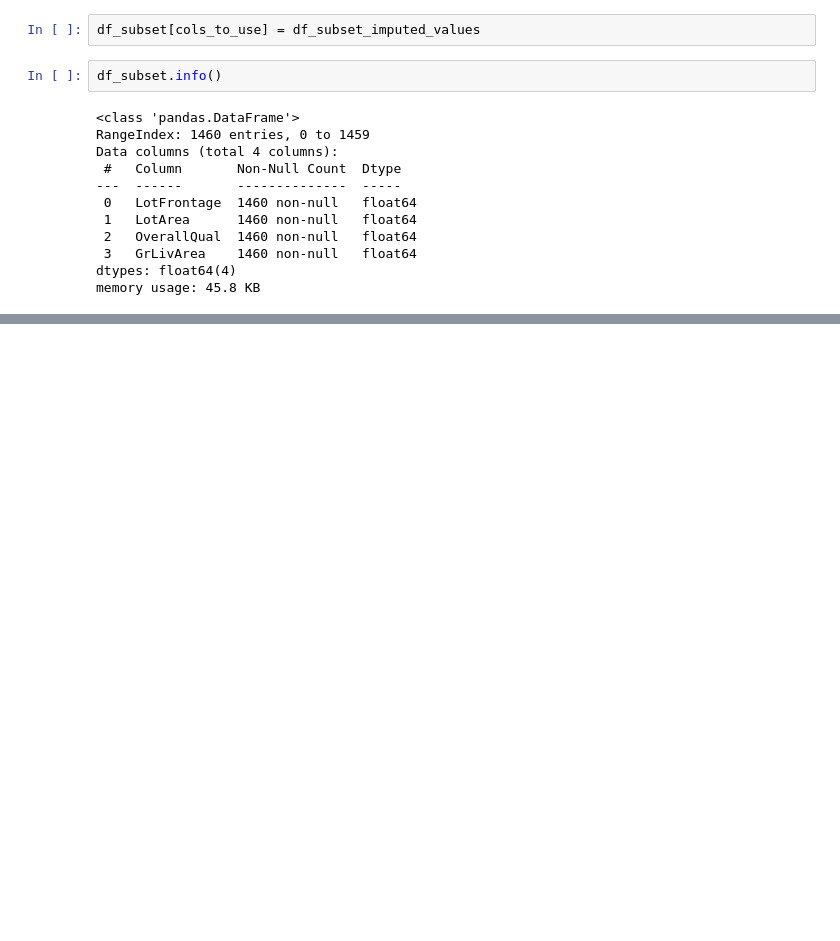
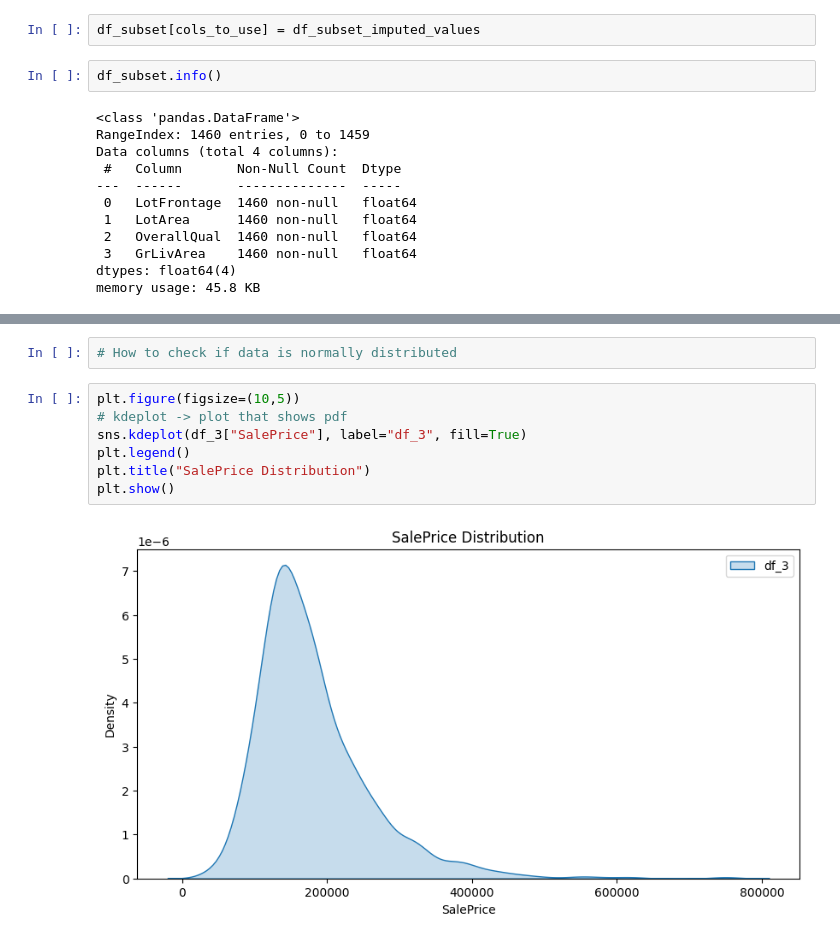
Before and after one commit to KG1234567/Feature-Engineering, a Jupyter notebook: 26-04-2026/26-04-2026.ipynb, the cells around one changed output, grey strips where cells are left out. Cells and saved outputs as stored; diff of their text form; blank space fills up the shorter version.

```diff
--- a/26-04-2026/26-04-2026.ipynb
+++ b/26-04-2026/26-04-2026.ipynb
@@ -494,0 +554,11 @@ memory usage: 45.8 KB
+# %%
+# How to check if data is normally distributed
+# %%
+plt.figure(figsize=(10,5))
+# kdeplot -> plot that shows pdf
+sns.kdeplot(df_3["SalePrice"], label="df_3", fill=True)
+plt.legend()
+plt.title("SalePrice Distribution")
+plt.show()
+# %% [output]
+[figure, added]
```
Also changed, not shown: parts of 14 cells of this notebook.
